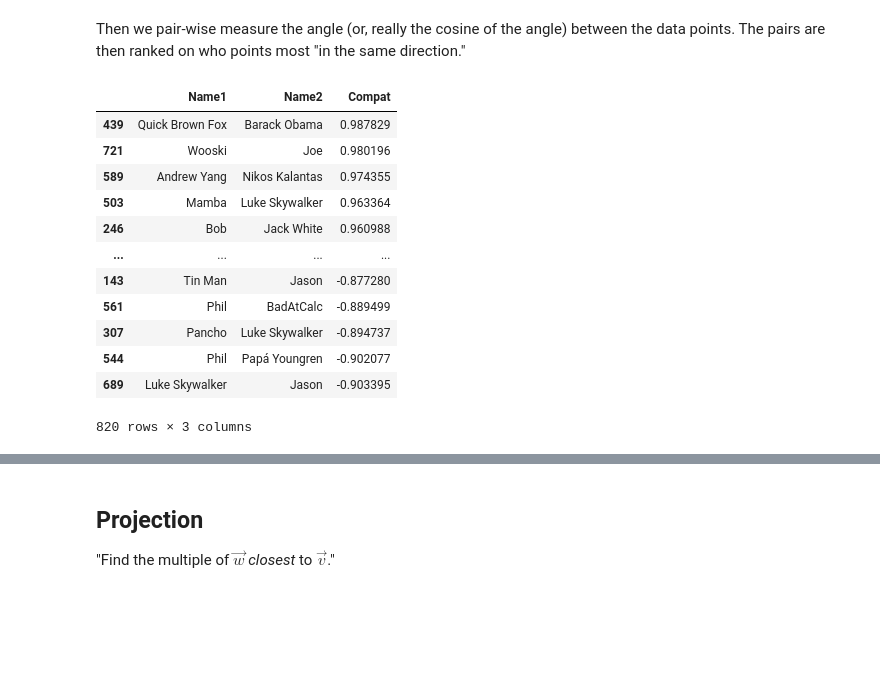
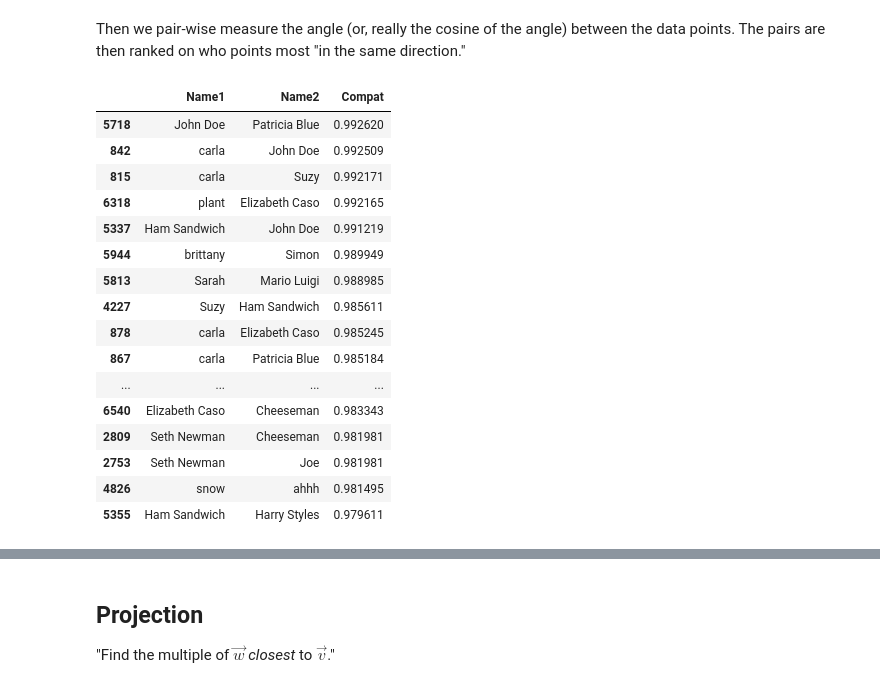
Before and after one commit to drewyoungren/mvc-f20, a Jupyter notebook: lec/mvc-L03.ipynb, the cells around one changed output, grey strips where cells are left out. Cells and saved outputs as stored; diff of their text form; code cells hidden in the pictures; blank space fills up the shorter version.

```diff
--- a/lec/mvc-L03.ipynb
+++ b/lec/mvc-L03.ipynb
@@ -75,24 +77,30 @@ Then we pair-wise measure the angle (or, really the cosine of the angle) between
 # %%
 out = []
 for x,y in combinations(responses.index,2):
     xinfo,yinfo = responses.loc[[x,y],qs].to_numpy() - 5
-#     print (xinfo,yinfo,dot(xinfo,yinfo))
+
+    ## This is the magic
     compat = dot(xinfo,yinfo)/(norm(xinfo)*norm(yinfo))
+
     out.append([responses.loc[x,"Name"],responses.loc[y,"Name"],compat])
 
 results = pd.DataFrame(out,columns=["Name1","Name2","Compat"]).sort_values("Compat",ascending=False)
-results
+results.head(20)
 # %% [output]
 |  | Name1 | Name2 | Compat |
-| 439 | Quick Brown Fox | Barack Obama | 0.987829 |
-| 721 | Wooski | Joe | 0.980196 |
-| 589 | Andrew Yang | Nikos Kalantas | 0.974355 |
-| 503 | Mamba | Luke Skywalker | 0.963364 |
-| 246 | Bob | Jack White | 0.960988 |
+| 5718 | John Doe | Patricia Blue | 0.992620 |
+| 842 | carla | John Doe | 0.992509 |
+| 815 | carla | Suzy | 0.992171 |
+| 6318 | plant | Elizabeth Caso | 0.992165 |
+| 5337 | Ham Sandwich | John Doe | 0.991219 |
+| 5944 | brittany | Simon | 0.989949 |
+| 5813 | Sarah | Mario Luigi | 0.988985 |
+| 4227 | Suzy | Ham Sandwich | 0.985611 |
+| 878 | carla | Elizabeth Caso | 0.985245 |
+| 867 | carla | Patricia Blue | 0.985184 |
 | ... | ... | ... | ... |
-| 143 | Tin Man | Jason | -0.877280 |
-| 561 | Phil | BadAtCalc | -0.889499 |
-| 307 | Pancho | Luke Skywalker | -0.894737 |
-| 544 | Phil | Papá Youngren | -0.902077 |
-| 689 | Luke Skywalker | Jason | -0.903395 |
+| 6540 | Elizabeth Caso | Cheeseman | 0.983343 |
+| 2809 | Seth Newman | Cheeseman | 0.981981 |
+| 2753 | Seth Newman | Joe | 0.981981 |
+| 4826 | snow | ahhh | 0.981495 |
+| 5355 | Ham Sandwich | Harry Styles | 0.979611 |
-820 rows × 3 columns
```
Also changed, not shown: parts of 17 cells of this notebook, 3 other files.
